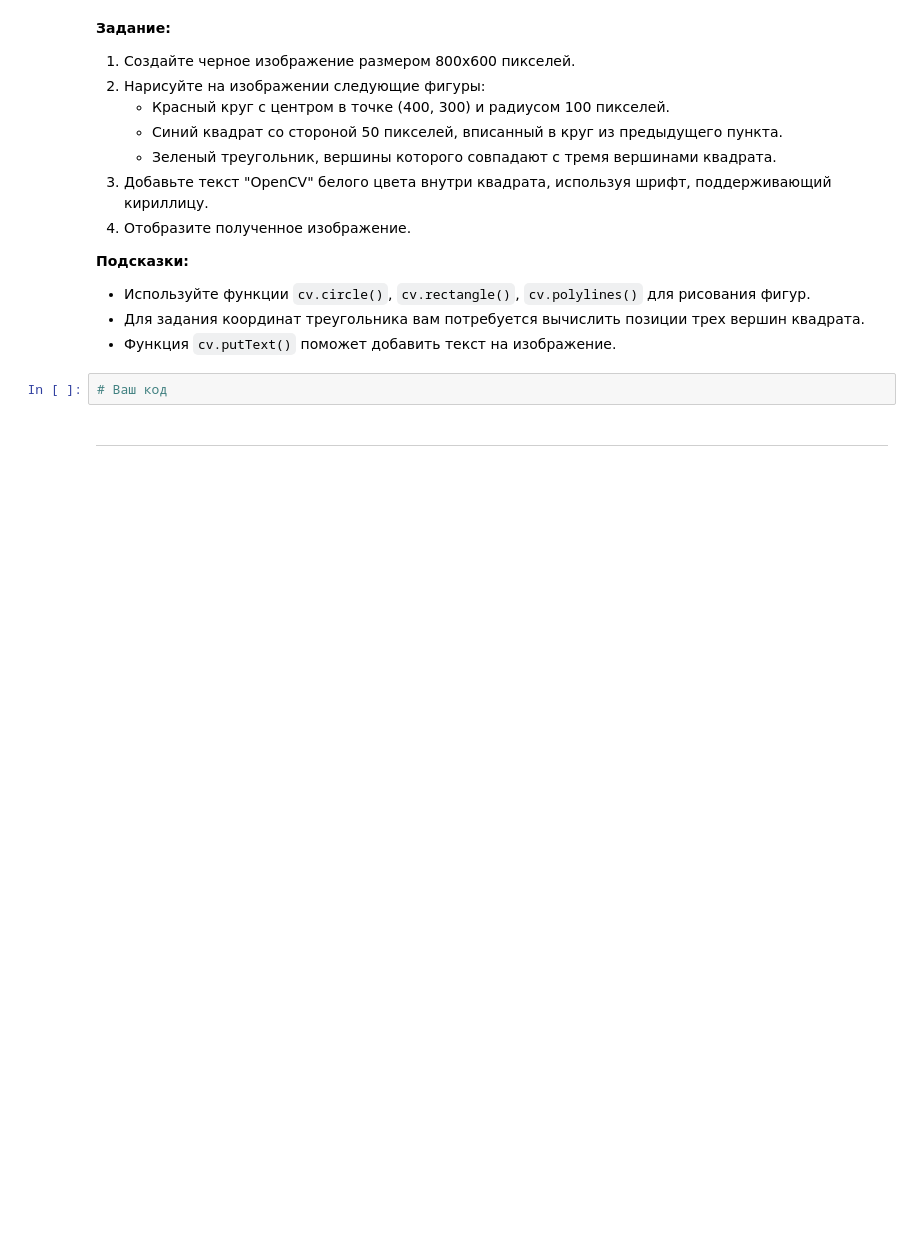
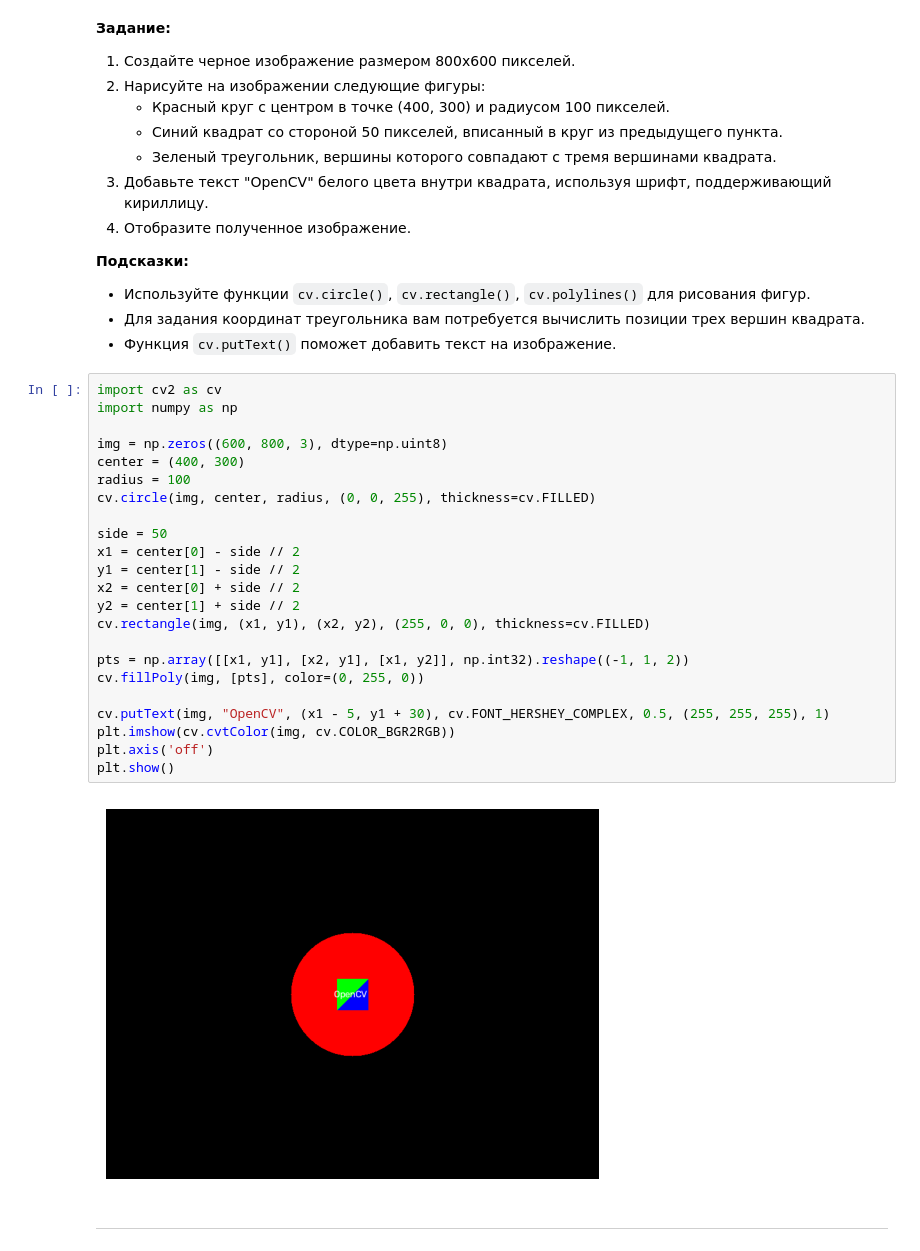
Before and after one commit to Calrission/MIIGAIK-Image-Processing, a Jupyter notebook: Практическая_работа_№4_Основные_методы_OpenCV_Часть_№2.ipynb, the cells around one changed output. Drawn from its saved outputs; the diff is of its cells as text; blank space fills up the shorter version.

```diff
--- a/Практическая_работа_№4_Основные_методы_OpenCV_Часть_№2.ipynb
+++ b/Практическая_работа_№4_Основные_методы_OpenCV_Часть_№2.ipynb
@@ -55,8 +88,31 @@
 - Используйте функции `cv.circle()`, `cv.rectangle()`, `cv.polylines()` для рисования фигур.
 - Для задания координат треугольника вам потребуется вычислить позиции трех вершин квадрата.
 - Функция `cv.putText()` поможет добавить текст на изображение.
-# %%
-# Ваш код
+# %%
+import cv2 as cv
+import numpy as np
+
+img = np.zeros((600, 800, 3), dtype=np.uint8)
+center = (400, 300)
+radius = 100
+cv.circle(img, center, radius, (0, 0, 255), thickness=cv.FILLED)
+
+side = 50
+x1 = center[0] - side // 2
+y1 = center[1] - side // 2
+x2 = center[0] + side // 2
+y2 = center[1] + side // 2
+cv.rectangle(img, (x1, y1), (x2, y2), (255, 0, 0), thickness=cv.FILLED)
+
+pts = np.array([[x1, y1], [x2, y1], [x1, y2]], np.int32).reshape((-1, 1, 2))
+cv.fillPoly(img, [pts], color=(0, 255, 0))
+
+cv.putText(img, "OpenCV", (x1 - 5, y1 + 30), cv.FONT_HERSHEY_COMPLEX, 0.5, (255, 255, 255), 1)
+plt.imshow(cv.cvtColor(img, cv.COLOR_BGR2RGB))
+plt.axis('off')
+plt.show()
+# %% [output]
+[figure, added]
 # %% [markdown]
 ---
 # %% [markdown]
```
Also changed, not shown: parts of 61 cells of this notebook, 2 other files.
